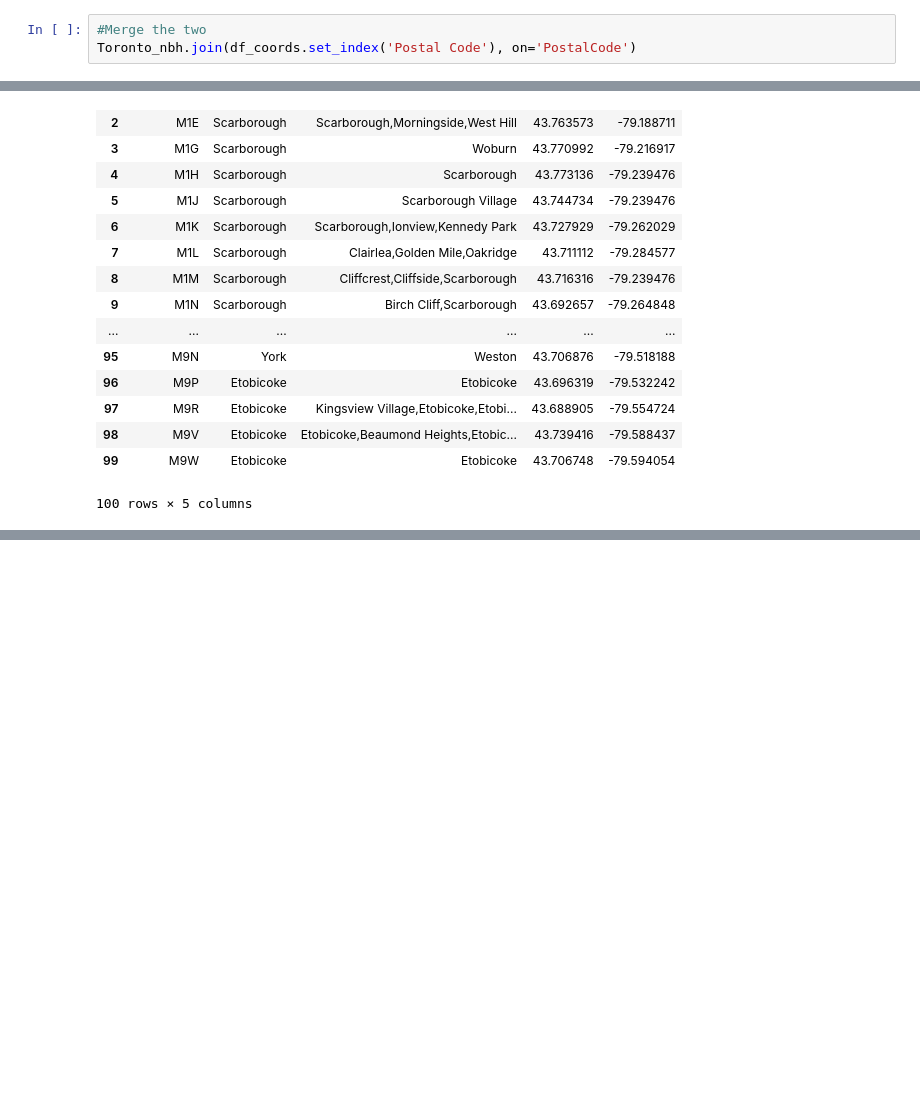
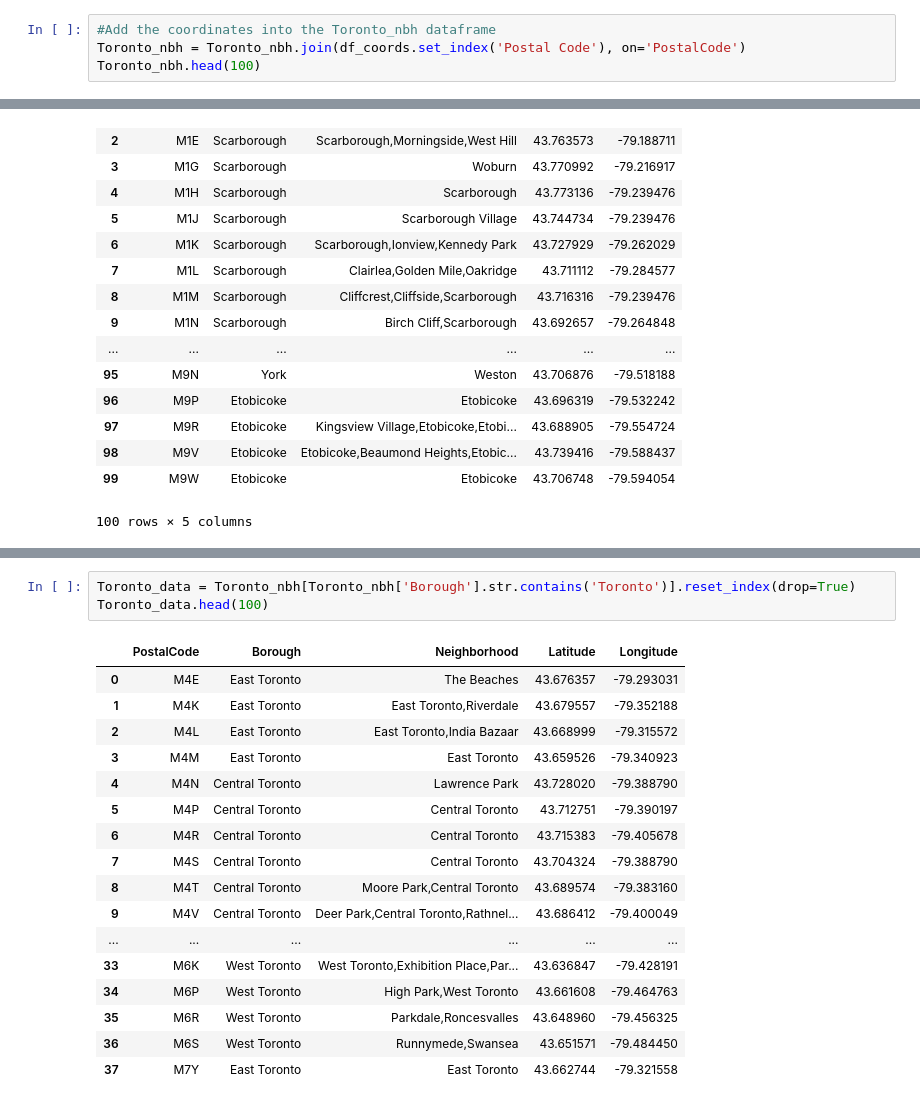
Before and after one commit to ganyimin/Coursera_Capstone, a Jupyter notebook: Segmenting and Clustering Neighborhoods in Toronto.ipynb, the cells around one changed output, grey strips where cells are left out. Cells and saved outputs as stored; diff of their text form; blank space fills up the shorter version.

```diff
--- a/Segmenting and Clustering Neighborhoods in Toronto.ipynb
+++ b/Segmenting and Clustering Neighborhoods in Toronto.ipynb
@@ -104,8 +106,9 @@ df_coords.shape
 # %% [output]
 (103, 3)
 # %%
-#Merge the two
-Toronto_nbh.join(df_coords.set_index('Postal Code'), on='PostalCode')
+#Add the coordinates into the Toronto_nbh dataframe
+Toronto_nbh = Toronto_nbh.join(df_coords.set_index('Postal Code'), on='PostalCode')
+Toronto_nbh.head(100)
 # %% [output]
 |  | PostalCode | Borough | Neighborhood | Latitude | Longitude |
 | 0 | M1B | Scarborough | Rouge,Malvern | 43.806686 | -79.194353 |
@@ -127,0 +168,21 @@ Toronto_nbh.join(df_coords.set_index('Postal Code'), on='PostalCode')
+# %%
+Toronto_data = Toronto_nbh[Toronto_nbh['Borough'].str.contains('Toronto')].reset_index(drop=True)
+Toronto_data.head(100)
+# %% [output]
+|  | PostalCode | Borough | Neighborhood | Latitude | Longitude |
+| 0 | M4E | East Toronto | The Beaches | 43.676357 | -79.293031 |
+| 1 | M4K | East Toronto | East Toronto,Riverdale | 43.679557 | -79.352188 |
+| 2 | M4L | East Toronto | East Toronto,India Bazaar | 43.668999 | -79.315572 |
+| 3 | M4M | East Toronto | East Toronto | 43.659526 | -79.340923 |
+| 4 | M4N | Central Toronto | Lawrence Park | 43.728020 | -79.388790 |
+| 5 | M4P | Central Toronto | Central Toronto | 43.712751 | -79.390197 |
+| 6 | M4R | Central Toronto | Central Toronto | 43.715383 | -79.405678 |
+| 7 | M4S | Central Toronto | Central Toronto | 43.704324 | -79.388790 |
+| 8 | M4T | Central Toronto | Moore Park,Central Toronto | 43.689574 | -79.383160 |
+| 9 | M4V | Central Toronto | Deer Park,Central Toronto,Rathnel... | 43.686412 | -79.400049 |
+| ... | ... | ... | ... | ... | ... |
+| 33 | M6K | West Toronto | West Toronto,Exhibition Place,Par... | 43.636847 | -79.428191 |
+| 34 | M6P | West Toronto | High Park,West Toronto | 43.661608 | -79.464763 |
+| 35 | M6R | West Toronto | Parkdale,Roncesvalles | 43.648960 | -79.456325 |
+| 36 | M6S | West Toronto | Runnymede,Swansea | 43.651571 | -79.484450 |
+| 37 | M7Y | East Toronto | East Toronto | 43.662744 | -79.321558 |
```
Also changed, not shown: parts of 22 cells of this notebook.
